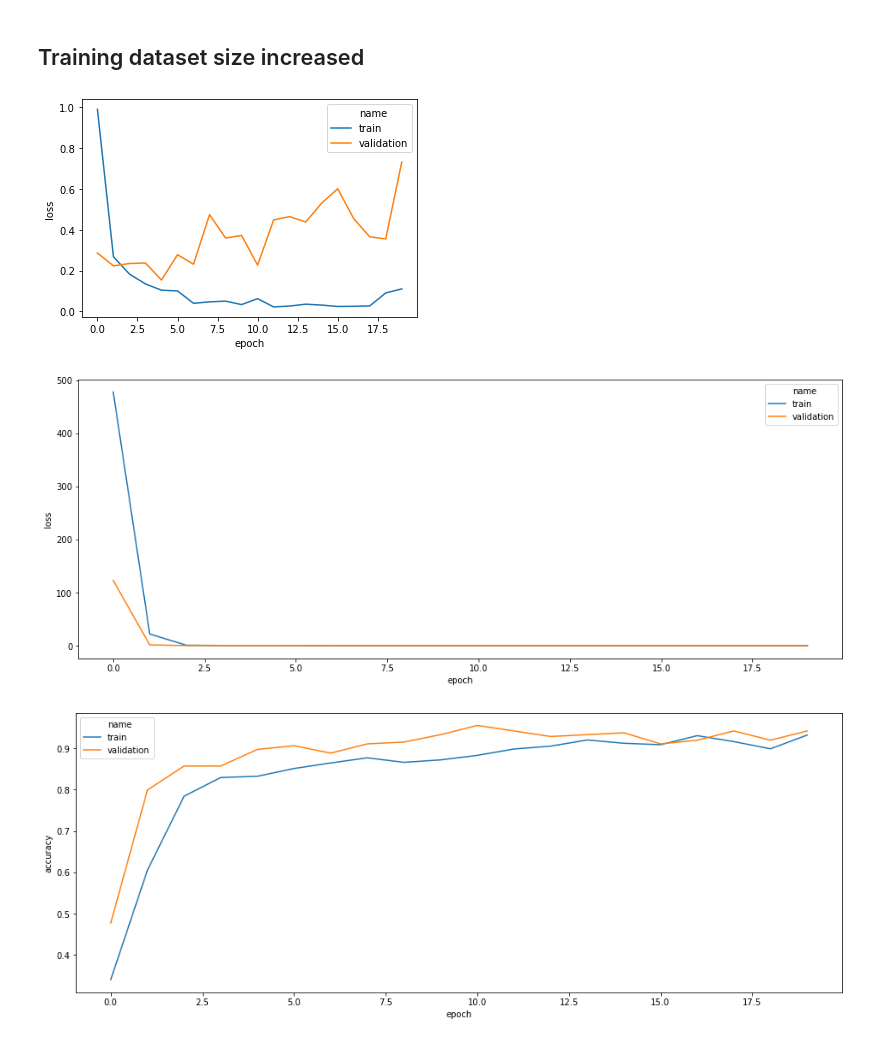
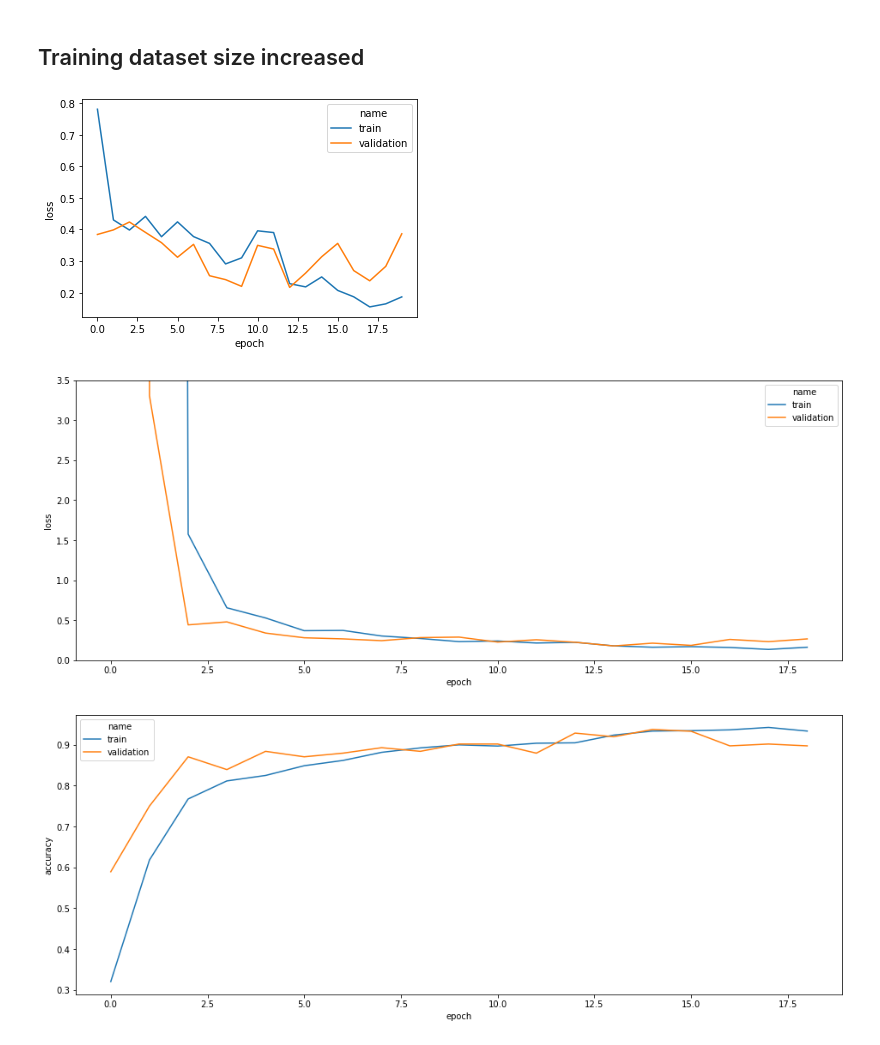
Before and after one commit to bitjockey42/ikapati-research, a Jupyter notebook: notebooks/4.1-agj-evaluate-Corn.ipynb, the cells around one changed output. Drawn from its saved outputs; the diff is of its cells as text; code cells hidden in the pictures.

```diff
--- a/notebooks/4.1-agj-evaluate-Corn.ipynb
+++ b/notebooks/4.1-agj-evaluate-Corn.ipynb
@@ -43,8 +44,8 @@ batch_size = 32
 epochs = 20
 monitor = "val_loss"
 activation = "linear"
-learning_rate = 0.01
-early_stopping = False
+learning_rate = 0.1
+early_stopping = True
 # %%
 classifier, history, _ = train(str(train_dir), str(model_dir), batch_size, epochs, monitor, start_time, learning_rate, activation, early_stopping)
 # %% [output]
@@ -163,6 +164,6 @@ metrics_df = visualize.create_metrics_dataframe(history.history)
 # %%
 loss_plot = visualize.learning_curves("loss", metrics_df)
 # %% [output]
-[figure, old version]
+[figure, new version]
 # %%
 ### 0.05
@@ -172,11 +172,13 @@ model_metadata = io.read_metadata(str(model_metadata_file_path))
 metrics_df = visualize.create_metrics_dataframe(history.history)
 # %%
 plt.figure(figsize=(16, 6))
+plt.ylim(0, 3.5)
+
 loss_plot = visualize.learning_curves("loss", metrics_df)
 # %% [output]
-[figure, old version]
+[figure, new version]
 # %%
 plt.figure(figsize=(16, 6))
 accuracy_plot = visualize.learning_curves("accuracy", metrics_df)
 # %% [output]
-[figure, old version]
+[figure, new version]
```
Also changed, not shown: parts of 12 cells of this notebook, 1 other file.
